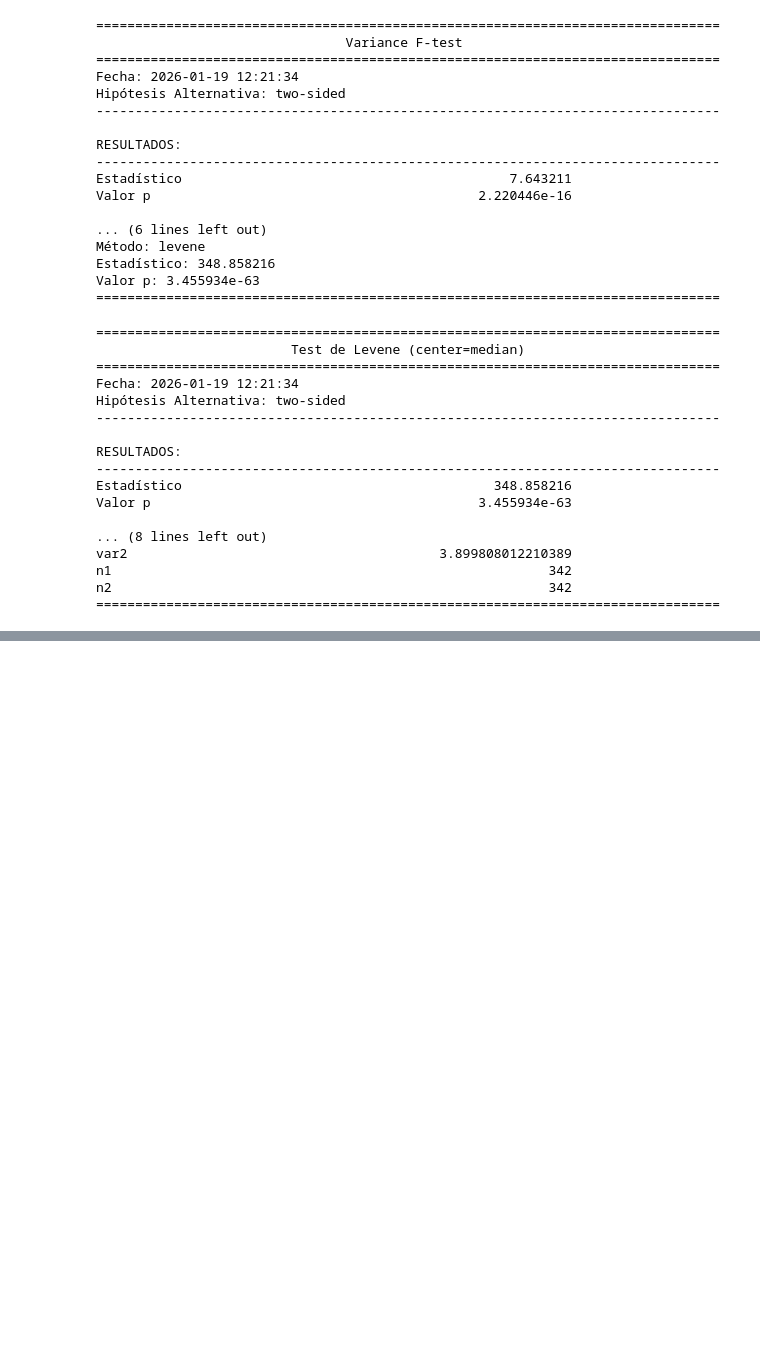
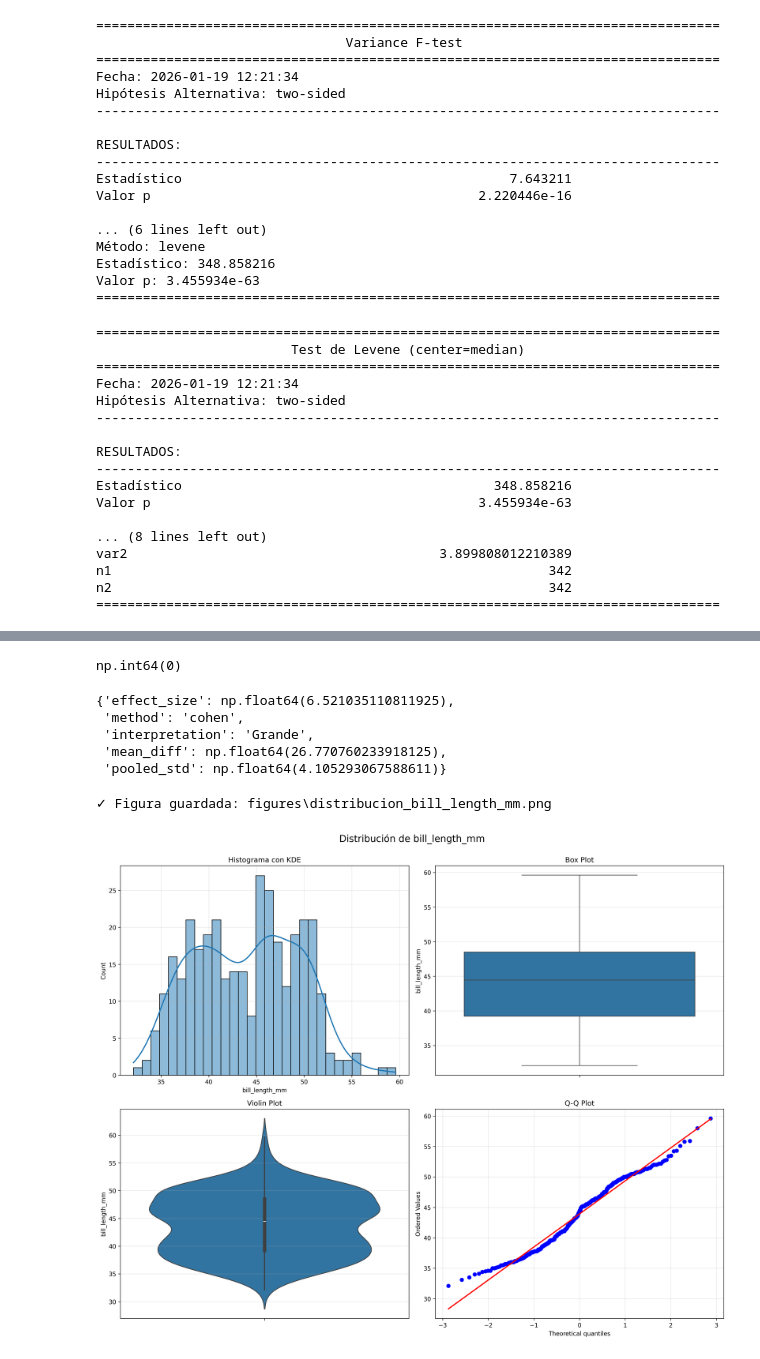
Before and after one commit to GhostAnalyst30/StatsLibX, a Jupyter notebook: how_use_statslibx.ipynb, the cells around one changed output, grey strips where cells are left out. Cells and saved outputs as stored; diff of their text form; code cells hidden in the pictures; blank space fills up the shorter version.

Commit message:
fix Utils and .ipynb

```diff
--- a/how_use_statslibx.ipynb
+++ b/how_use_statslibx.ipynb
@@ -913,0 +940,6 @@ n2                                                        342
+# %%
+utils = UtilsStats()
+# %%
+# Upload data
+df = utils.load_data(r"statslibx\datasets\penguins.csv")
+df
@@ -913,0 +1006,23 @@ n2                                                        342
+# %%
+# Detect Outliers
+utils.detect_outliers(df, column="bill_length_mm").sum()
+# %% [output]
+np.int64(0)
+# %%
+# Calculate effect size
+# 1️⃣ DataFrame + nombres de columna
+utils.calculate_effect_size(data=df, group1="bill_length_mm", group2="bill_depth_mm")
+# 2️⃣ Series directamente
+utils.calculate_effect_size(group1=df["bill_length_mm"], group2=df["bill_depth_mm"])
+# %% [output]
+{'effect_size': np.float64(6.521035110811925),
+ 'method': 'cohen',
+ 'interpretation': 'Grande',
+ 'mean_diff': np.float64(26.770760233918125),
+ 'pooled_std': np.float64(4.105293067588611)}
+# %%
+# Distribution Plot
+utils.plot_distribution(df, column="bill_length_mm", backend="seaborn", bins=30, plot_type="all", save_fig=True)
+# %% [output]
+✓ Figura guardada: figures\distribucion_bill_length_mm.png
+[figure, added]
```
Also changed, not shown: parts of 15 cells of this notebook, 2 other files.
